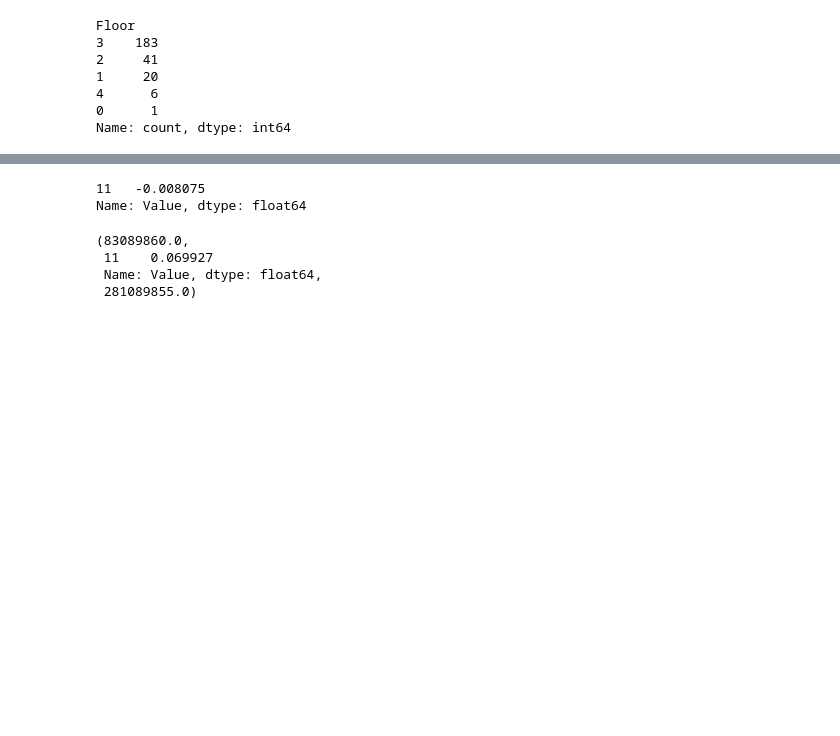
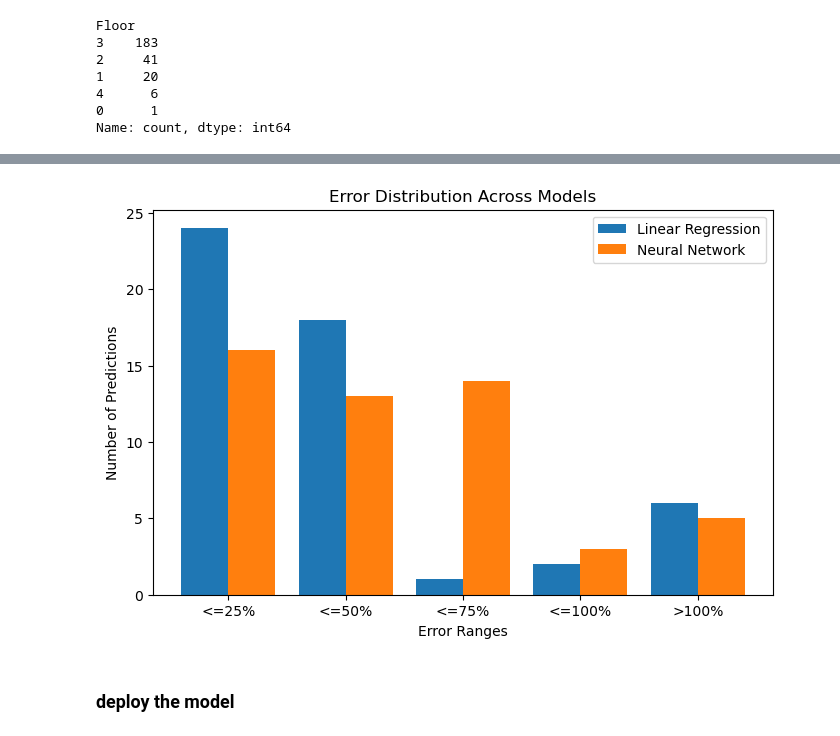
Before and after one commit to Atanseiye/real_estate, a Jupyter notebook: Untitled.ipynb, the cells around one changed output, grey strips where cells are left out. Drawn from its saved outputs; the diff is of its cells as text; code cells hidden in the pictures; blank space fills up the shorter version.

```diff
--- a/Untitled.ipynb
+++ b/Untitled.ipynb
@@ -177,7 +160,23 @@ from sklearn.metrics import mean_absolute_error as mea, mean_absolute_percentage
 # %%
+# base model
+mean_value = y_train.mean()
+generalising = [mean_value] * len(y_train)
+print (f'MEA of Linear Regression: {mea(y_train, generalising)}')
+print (f'MAPE of Linear Regression: {mape(y_train, generalising)}')
+print('-'*50)
+
 model_3 = LinearRegression()
+nn_model = MLPRegressor(hidden_layer_sizes=(10000,), activation='tanh', learning_rate='adaptive', learning_rate_init=0.0001)
+
 model_3.fit(x_train, y_train)
+nn_model.fit(x_train, y_train)
+
 prediction = model_3.predict(x_test)
-print (f'MEA: {mea(y_test, prediction)}')
-f'MAPE: {mape(y_test, prediction)}'
+nn_prediction = nn_model.predict(x_test)
+
+print (f'MEA of Linear Regression: {mea(y_test, prediction)}')
+print(f'MAPE of Linear Regression: {mape(y_test, prediction)}')
+print('-'*50)
+print (f'MEA of Nearal network: {mea(y_test, nn_prediction)}')
+print(f'MAPE of Nearal network: {mape(y_test, nn_prediction)}')
 # %% [output]
@@ -186,15 +278,48 @@ MEA: 0.01443566078424577
 # %%
-(prediction[1:2]- y_test[1:2])
+# Implementing the classify_error function
+actual_values = y_test
+predictions_base = generalising
+predictions_linear = prediction
+predictions_nn = nn_prediction
+
+# Example error classification results
+error_distributions = {
+    "Linear Regression": classify_errors(actual_values, predictions_linear),
+    "Neural Network": classify_errors(actual_values, predictions_nn)
+}
+
+# Extract error ranges and models
+error_ranges = list(next(iter(error_distributions.values())).keys())
+models = list(error_distributions.keys())
+
+# Extract values for plotting
+values = {model: [error_distributions[model][error] for error in error_ranges] for model in models}
+
+# Bar width and positions
+x = range(len(error_ranges))
+bar_width = 0.4
+
+# Create the plot
+fig, ax = plt.subplots(figsize=(8, 5))
+
+# Plot bars for each model
+for i, model in enumerate(models):
+    ax.bar([pos + i * bar_width for pos in x], values[model], bar_width, label=model)
+
+# Formatting the plot
+ax.set_xlabel("Error Ranges")
+ax.set_ylabel("Number of Predictions")
+ax.set_title("Error Distribution Across Models")
+ax.set_xticks([pos + bar_width / 2 for pos in x])
+ax.set_xticklabels(error_ranges)
+ax.legend()
+
+# Show plot
+plt.show()
 # %% [output]
-11   -0.008075
-Name: Value, dtype: float64
+[figure, added]
-# %%
-8.308986e+07, y_test[1:2], 2.81089855e+08
-# %% [output]
-(83089860.0,
- 11    0.069927
- Name: Value, dtype: float64,
- 281089855.0)
+# %% [markdown]
+### deploy the model
 # %%
 import pickle as pkl
 
```
Also changed, not shown: parts of 10 cells of this notebook, 4 other files.
